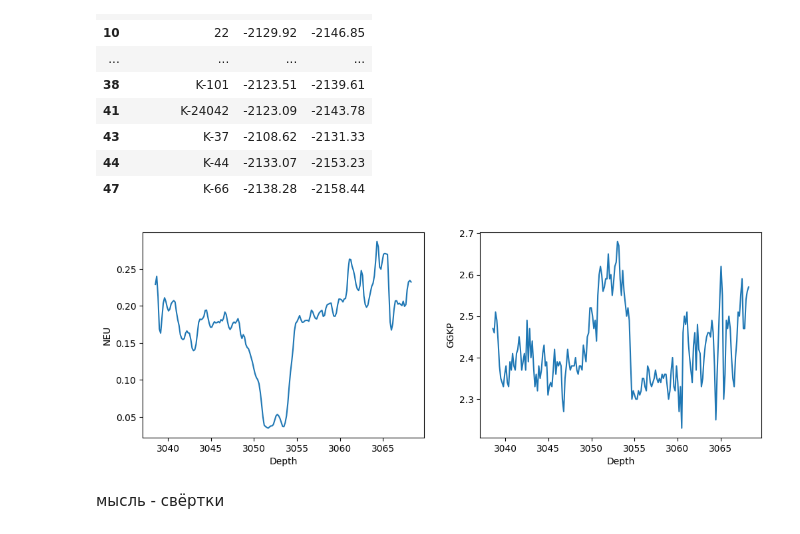
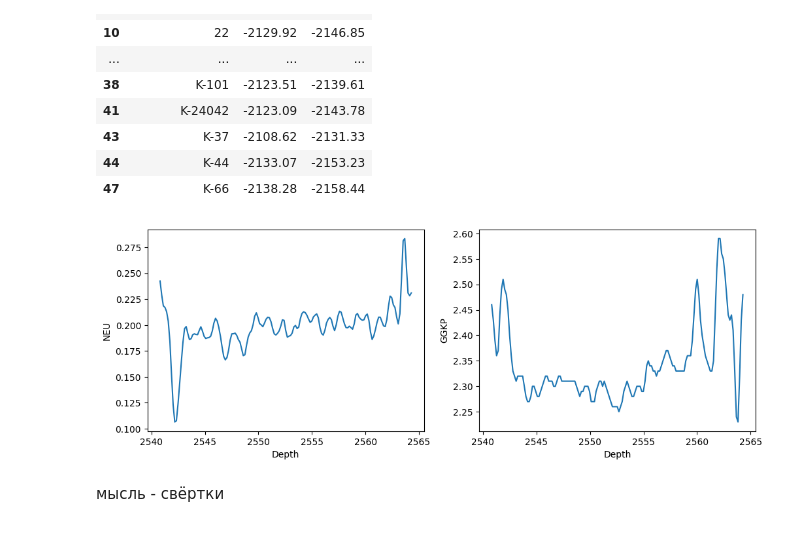
Before and after one commit to IBRINEI/MIPT_Hackathon, a Jupyter notebook: notebooks/main.ipynb, the cells around one changed output. Cells and saved outputs as stored; diff of their text form; code cells hidden in the pictures.

Commit message:
Implemented relative indexing in well viewer.

```diff
--- a/notebooks/main.ipynb
+++ b/notebooks/main.ipynb
@@ -64,7 +62,11 @@ SELECTED_WELL = '12'
 # %%
-def view_well(selected_well, target_layers=target_layers):
-    las = lasio.read(os.path.join(DATA_DIR, f"{selected_well}_continuous.las"))
-    target_layer_idx = np.where((las['Z'] < target_layers.loc[target_layers['Well identifier'] == selected_well].upper.values) & (las['Z'] > target_layers.loc[target_layers['Well identifier'] == selected_well].lower.values))
+def view_well(selected_well, target_layers=target_layers, relative_index=True):
+    if relative_index:
+        las = lasio.read(os.path.join(DATA_DIR, f"{target_layers.iloc[selected_well]['Well identifier']}_continuous.las"))
+        target_layer_idx = np.where((las['Z'] < target_layers.iloc[selected_well].upper) & (las['Z'] > target_layers.iloc[selected_well].lower))
+    else:
+        las = lasio.read(os.path.join(DATA_DIR, f"{selected_well}_continuous.las"))
+        target_layer_idx = np.where((las['Z'] < target_layers.loc[target_layers['Well identifier'] == selected_well].upper.values) & (las['Z'] > target_layers.loc[target_layers['Well identifier'] == selected_well].lower.values))
     plt.figure(figsize=(12, 4))
     plt.subplot(121)
     plt.plot(las["DEPT"][target_layer_idx], las["NEU"][target_layer_idx])
@@ -76,9 +78,9 @@ def view_well(selected_well, target_layers=target_layers):
     plt.ylabel("GGKP")
     plt.show()
 # %%
-view_well(SELECTED_WELL)
+view_well(5)
 # %% [output]
-[figure, old version]
+[figure, new version]
 # %% [markdown]
 мысль - свёртки
 # %% [markdown]
```
Also changed, not shown: parts of 1 cell of this notebook.
